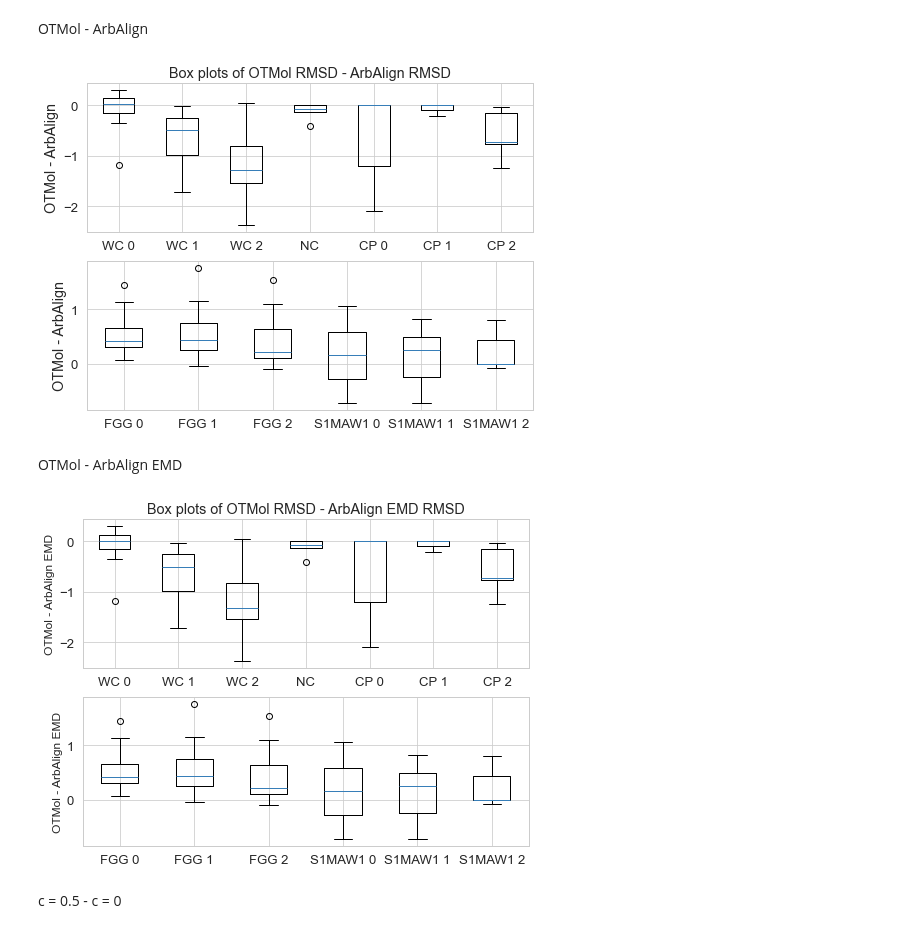
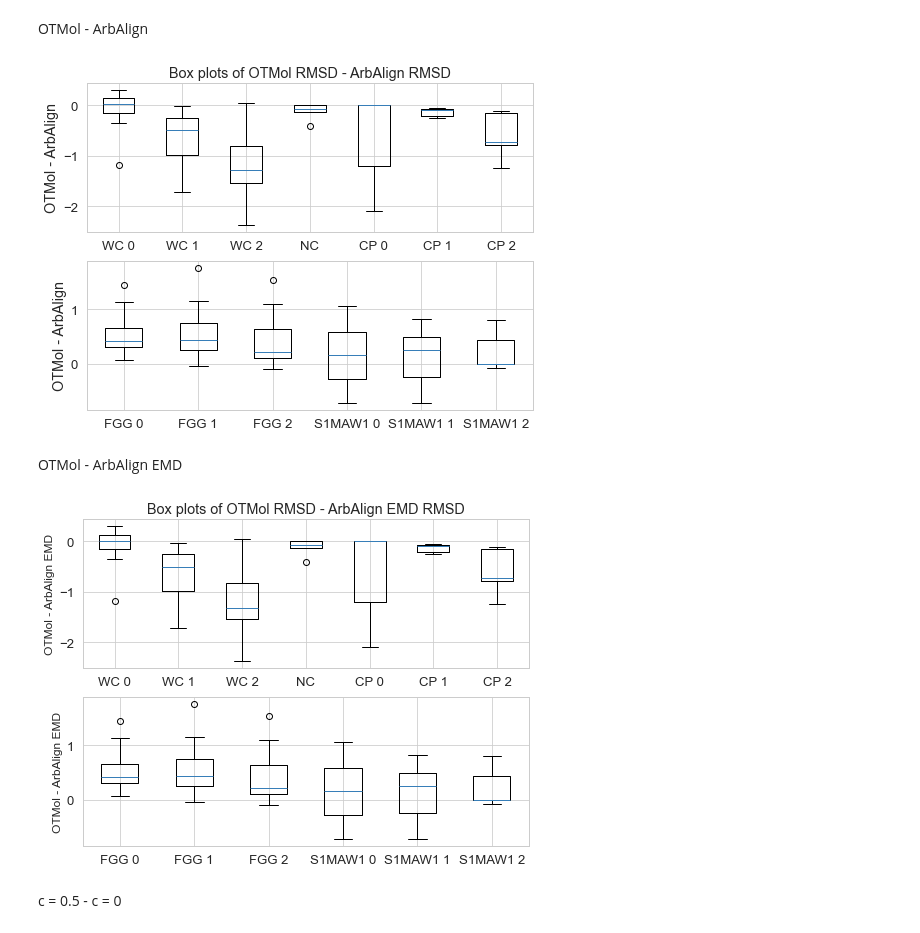
Before and after one commit to weixiaoqimath/otmol, a Jupyter notebook: experiment/plot.ipynb, the cells around one changed output. Drawn from its saved outputs; the diff is of its cells as text; code cells hidden in the pictures.

```diff
--- a/experiment/plot.ipynb
+++ b/experiment/plot.ipynb
@@ -30,9 +30,9 @@ wc0_otmol = pd.read_csv('./otmol_output/wc_ArbAlignDataWC_center_results.csv')['
 wc1_otmol = pd.read_csv('./otmol_output/wc_1st2nd_center_results.csv')['RMSD(OTMol)']
 wc2_otmol = pd.read_csv('./otmol_output/wc_largest_rmsd_center_results.csv')['RMSD(OTMol)']
 ng_otmol = pd.read_csv('./otmol_output/ng_emd_results.csv')['RMSD(OTMol)']
-cp0_otmol = pd.read_csv('./otmol_output/cp_most_similar_fGW_cstD=1.0_results.csv')['RMSD(OTMol)']
-cp1_otmol = pd.read_csv('./otmol_output/cp_most_different_fGW_cstD=1.0_results.csv')['RMSD(OTMol)']
-cp2_otmol = pd.read_csv('./otmol_output/cp_largest_arbalign_fGW_cstD=1.0_results.csv')['RMSD(OTMol)']
+cp0_otmol = pd.read_csv('./otmol_output/cp_most_similar_fGW_cstD=0.5_results.csv')['RMSD(OTMol)']
+cp1_otmol = pd.read_csv('./otmol_output/cp_most_different_fGW_cstD=0.5_results.csv')['RMSD(OTMol)']
+cp2_otmol = pd.read_csv('./otmol_output/cp_largest_arbalign_fGW_cstD=0.5_results.csv')['RMSD(OTMol)']
 FGG_otmol_name = pd.read_csv('./otmol_output/FGG_element_name_fGW_cstD=0.5_results.csv')['RMSD(OTMol+element name)']
 FGG_otmol_type = pd.read_csv('./otmol_output/FGG_atom_type_fGW_cstD=0.5_results.csv')['RMSD(OTMol+atom type)']
 FGG_otmol_conn = pd.read_csv('./otmol_output/FGG_atom_connectivity_fGW_cstD=0.5_results.csv')['RMSD(OTMol+atom connectivity)']
@@ -64,34 +64,34 @@ labels = [
     'FGG 0', 'FGG 1', 'FGG 2',
     'S1MAW1 0', 'S1MAW1 1', 'S1MAW1 2'
 ]
 sns.set_style("whitegrid")
 sns.set_context("paper", font_scale=1.5)
 sns.set_palette("Set1")
 fig, axs = plt.subplots(nrows=2, ncols=1, figsize=(8, 6))
 plt.rcParams.update({'font.size': 12})  # Adjust the number to your desired size
 axs[0].boxplot(all_data[:-6])
 axs[0].set_title('Box plots of OTMol RMSD - ArbAlign RMSD')
 axs[0].set_xticks(
     [y + 1 for y in range(len(all_data[:-6]))],
     labels=labels[:-6]
 )
 #axs[0].set_xlabel('Different datasets')
 axs[0].set_ylabel('OTMol - ArbAlign')
 axs[0].yaxis.grid(True)
 
 axs[1].boxplot(all_data[-6:])
 #axs[1].set_title('')
 axs[1].set_xticks(
     [y + 1 for y in range(len(all_data[-6:]))],
     labels=labels[-6:]
 )
 #axs[0].set_xlabel('Different datasets')
 axs[1].set_ylabel('OTMol - ArbAlign')
 axs[1].yaxis.grid(True)
 plt.savefig('../images/boxplot_arbalign.png', dpi=300, bbox_inches='tight')
 plt.show()
 # %% [output]
-[figure, old version]
+[figure, new version]
 # %% [markdown]
 OTMol - ArbAlign EMD
 # %%
@@ -113,9 +113,9 @@ wc0_otmol = pd.read_csv('./otmol_output/wc_ArbAlignDataWC_emd_results.csv')['RMS
 wc1_otmol = pd.read_csv('./otmol_output/wc_1st2nd_emd_results.csv')['RMSD(OTMol)']
 wc2_otmol = pd.read_csv('./otmol_output/wc_largest_rmsd_emd_results.csv')['RMSD(OTMol)']
 ng_otmol = pd.read_csv('./otmol_output/ng_emd_results.csv')['RMSD(OTMol)']
-cp0_otmol = pd.read_csv('./otmol_output/cp_most_similar_fGW_cstD=1.0_results.csv')['RMSD(OTMol)']
-cp1_otmol = pd.read_csv('./otmol_output/cp_most_different_fGW_cstD=1.0_results.csv')['RMSD(OTMol)']
-cp2_otmol = pd.read_csv('./otmol_output/cp_largest_arbalign_fGW_cstD=1.0_results.csv')['RMSD(OTMol)']
+cp0_otmol = pd.read_csv('./otmol_output/cp_most_similar_fGW_cstD=0.5_results.csv')['RMSD(OTMol)']
+cp1_otmol = pd.read_csv('./otmol_output/cp_most_different_fGW_cstD=0.5_results.csv')['RMSD(OTMol)']
+cp2_otmol = pd.read_csv('./otmol_output/cp_largest_arbalign_fGW_cstD=0.5_results.csv')['RMSD(OTMol)']
 FGG_otmol_name = pd.read_csv('./otmol_output/FGG_element_name_fGW_cstD=0.5_results.csv')['RMSD(OTMol+element name)']
 FGG_otmol_type = pd.read_csv('./otmol_output/FGG_atom_type_fGW_cstD=0.5_results.csv')['RMSD(OTMol+atom type)']
 FGG_otmol_conn = pd.read_csv('./otmol_output/FGG_atom_connectivity_fGW_cstD=0.5_results.csv')['RMSD(OTMol+atom connectivity)']
@@ -173,7 +173,7 @@ axs[1].yaxis.grid(True)
 plt.savefig('../images/boxplot_arbalign_emd.png', dpi=300, bbox_inches='tight')
 plt.show()
 # %% [output]
-[figure, old version]
+[figure, new version]
 # %% [markdown]
 c = 0.5 - c = 0
 # %%
```
Also changed, not shown: 6 other files.
